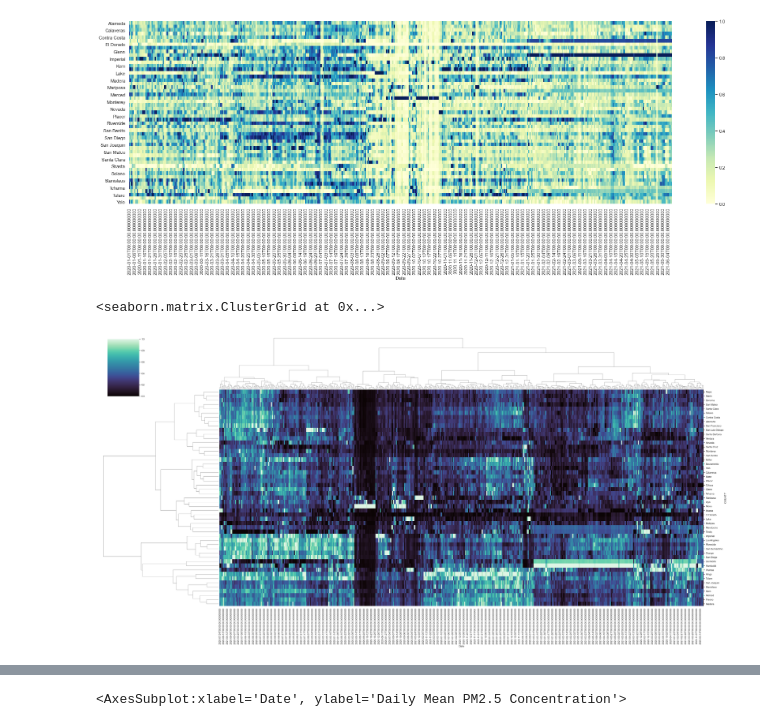
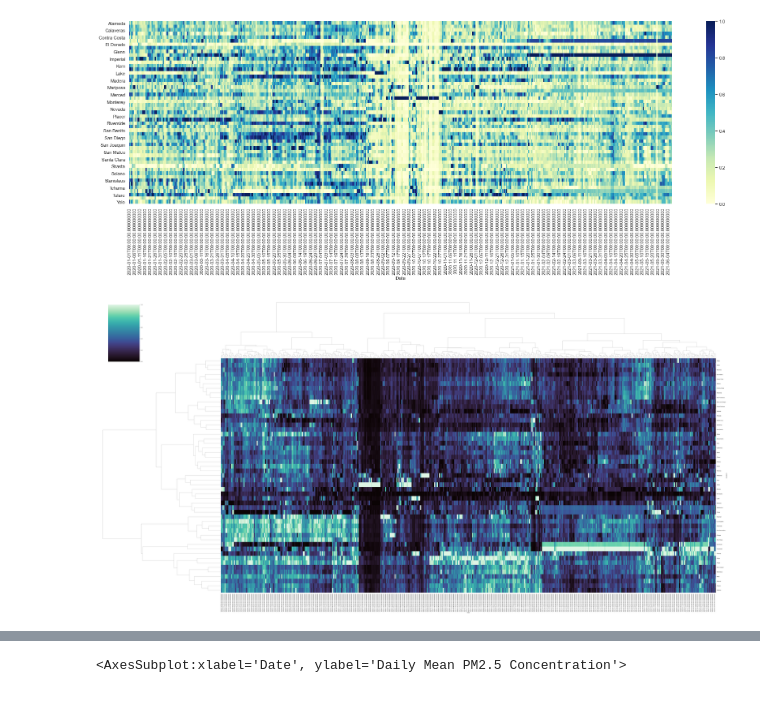
Before and after one commit to Vishnu-Rangiah/covid19-cdc-patient-analysis, a Jupyter notebook: notebook_km_cluster.ipynb, the cells around one changed output, grey strips where cells are left out. Saved outputs shown, nothing was run; the diff lists cells and outputs as text; code cells hidden in the pictures.

```diff
--- a/notebook_vishnu.ipynb
+++ b/notebook_km_cluster.ipynb
@@ -443,19 +443,19 @@ sns.heatmap(df_pm_norm, cmap="YlGnBu" )
 # %%
 
 lut = dict(zip(df_pm_both['COUNTY'].unique(), "rbg"))
 row_col=df_pm_both['COUNTY'].map(lut)
 
 
 from matplotlib import rcParams
 
 # figure size in inches
 rcParams['figure.figsize'] = 30,8.27
 
 
-sns.clustermap(pm_info, method="ward",  cmap="mako", standard_scale=1, figsize=(40,20))
+cm = sns.clustermap(pm_info, method="ward",  cmap="mako", standard_scale=1, figsize=(80,40))
+cm.savefig("cm.png")
 # %% [output]
-<seaborn.matrix.ClusterGrid at 0x...>
-[figure, old version]
+[figure, new version]
 # %%
 df_pm_2019.head()
 # %% [output]
```
Also changed, not shown: parts of 7 cells of this notebook.
